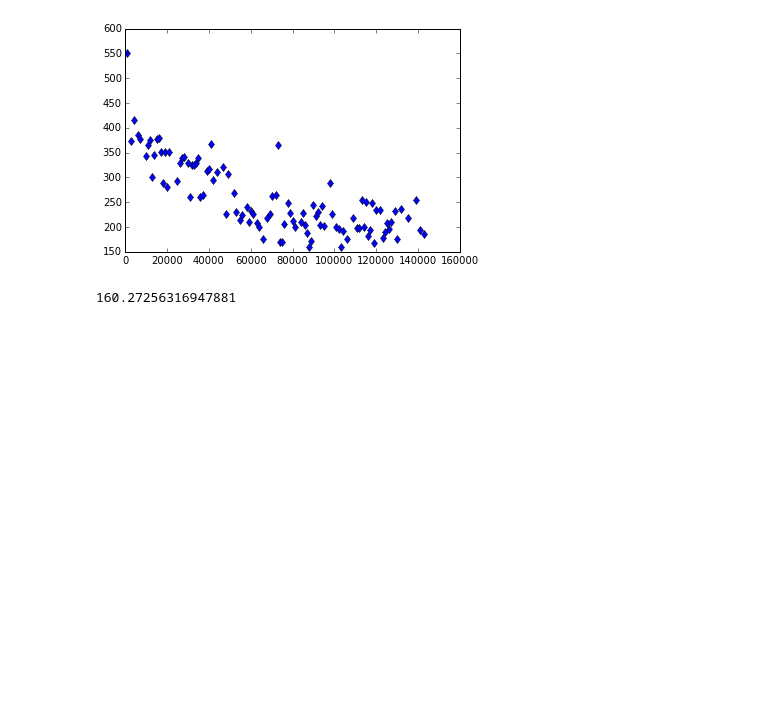
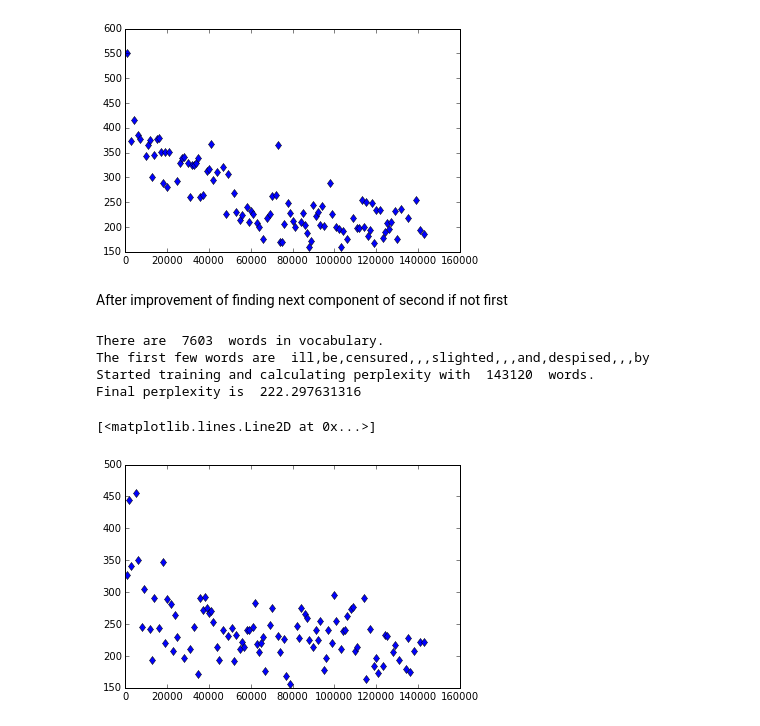
Before and after one commit to Sandy4321/StreamPredictor, a Jupyter notebook: notebook/Experimentsv01.ipynb, the cells around one changed output. Drawn from its saved outputs; the diff is of its cells as text; code cells hidden in the pictures; blank space fills up the shorter version.

```diff
--- a/notebook/Experimentsv01.ipynb
+++ b/notebook/Experimentsv01.ipynb
@@ -167,7 +165,17 @@ plt.plot(x_list, perplexity_list, 'd')
 # %% [output]
 [<matplotlib.lines.Line2D at 0x...>]
 [figure]
-# %%
-min(perplexity_list)
-# %% [output]
-160.27256316947881
+# %% [markdown]
+After improvement of finding next component of second if not first
+# %%
+words = DataObtainer.get_clean_words_from_file('../data/pride.txt', 10**9)
+sp = StreamPredictor.StreamPredictor()
+perplexity_list, x_list = sp.pop_manager.train_token_and_perplexity(words)
+plt.plot(x_list, perplexity_list, 'd')
+# %% [output]
+There are  7603  words in vocabulary.
+The first few words are  ill,be,censured,,,slighted,,,and,despised,,,by
+Started training and calculating perplexity with  143120  words.
+Final perplexity is  222.297631316
+[<matplotlib.lines.Line2D at 0x...>]
+[figure, added]
```
Also changed, not shown: parts of 10 cells of this notebook, 2 other files.
